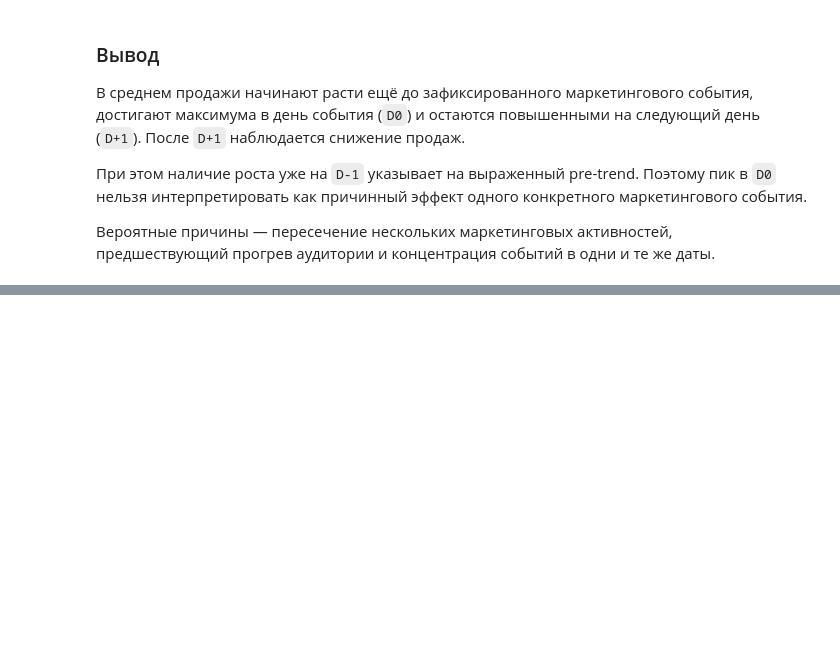
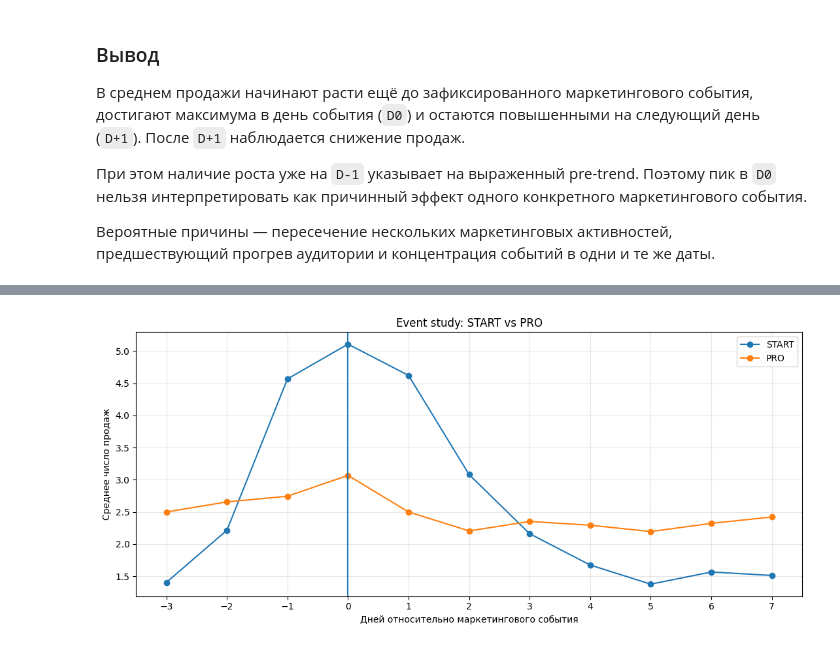
Before and after one commit to perchii/hackathon-postupashki, a Jupyter notebook: notebooks/marketing_sales_analysis.ipynb, the cells around one changed output, grey strips where cells are left out. Saved outputs shown, nothing was run; the diff lists cells and outputs as text; code cells hidden in the pictures; blank space fills up the shorter version.

```diff
--- a/notebooks/marketing_sales_analysis.ipynb
+++ b/notebooks/marketing_sales_analysis.ipynb
@@ -1042,0 +1086,16 @@ plt.show()
+# %%
+line_event_study = (
+    event_study_with_line
+    .dropna(subset=["product_line"])
+    .groupby(
+        ["product_line", "lag"],
+        as_index=False
+    )
+    .agg(
+        avg_transactions=("transactions", "mean"),
+        avg_revenue=("revenue", "mean"),
+        observations=("candidate_course", "size")
+    )
+)
+
+line_event_study.head()
@@ -1042,0 +1109,27 @@ plt.show()
+# %%
+plt.figure(figsize=(11, 5))
+
+for line in ["START", "PRO"]:
+    subset = line_event_study[
+        line_event_study["product_line"] == line
+    ]
+
+    plt.plot(
+        subset["lag"],
+        subset["avg_transactions"],
+        marker="o",
+        label=line
+    )
+
+plt.axvline(0)
+plt.title("Event study: START vs PRO")
+plt.xlabel("Дней относительно маркетингового события")
+plt.ylabel("Среднее число продаж")
+plt.xticks(range(-3, 8))
+plt.legend()
+plt.grid(alpha=0.3)
+
+plt.tight_layout()
+plt.show()
+# %% [output]
+[figure, added]
```
Also changed, not shown: parts of 42 cells of this notebook, 1 other file.
